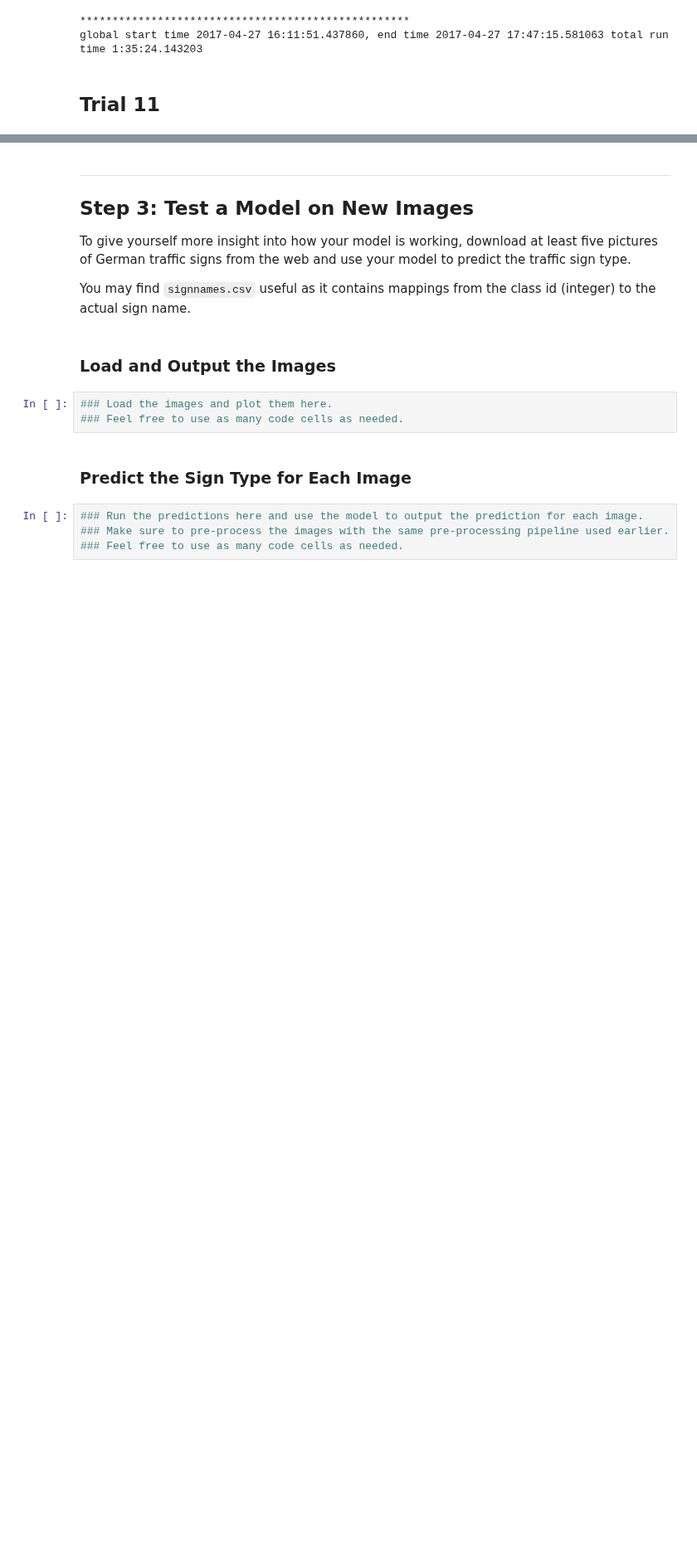
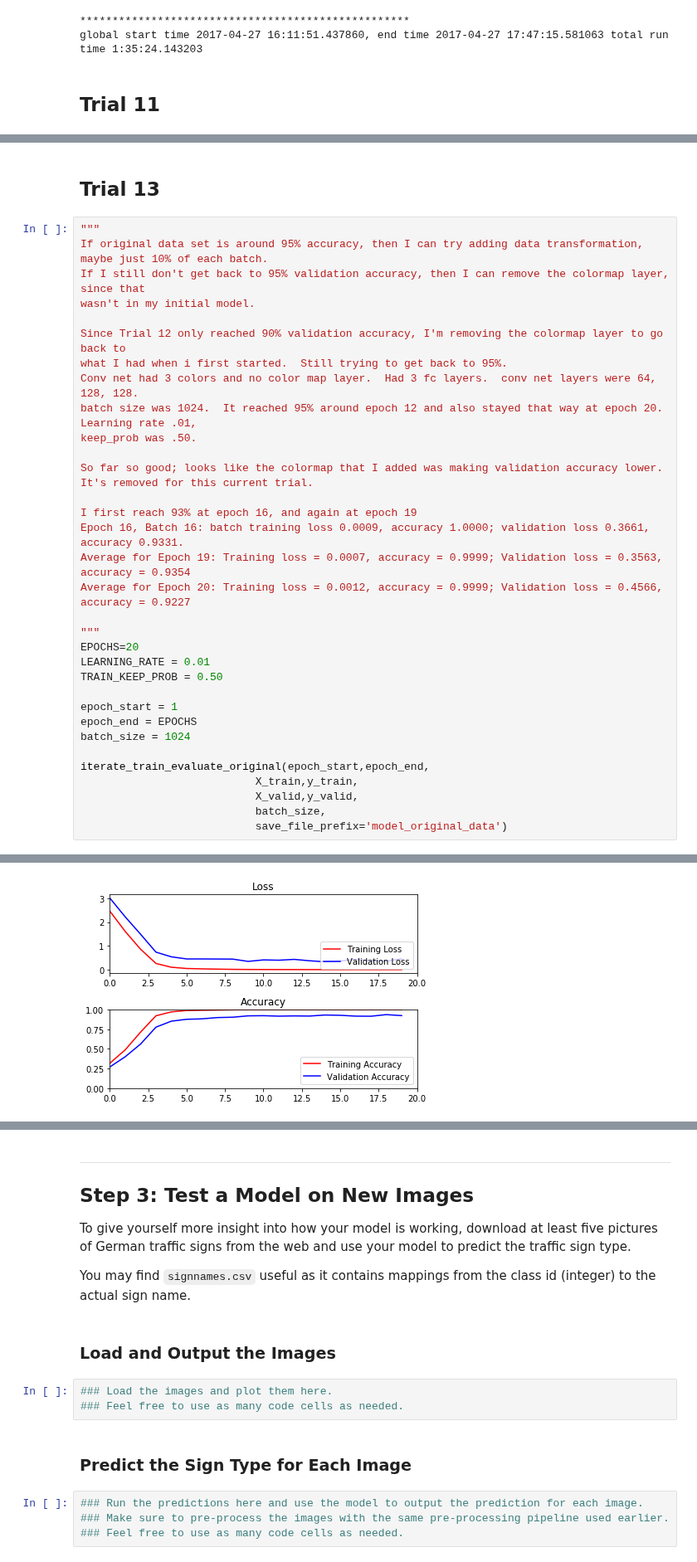
Before and after one commit to e7dud7e/carnd, a Jupyter notebook: TrafficSigns/Traffic_Sign_Classifier.ipynb, the cells around one changed output, grey strips where cells are left out. Shown at 83% size. Drawn from its saved outputs; the diff is of its cells as text; blank space fills up the shorter version.

```diff
--- a/TrafficSigns/Traffic_Sign_Classifier.ipynb
+++ b/TrafficSigns/Traffic_Sign_Classifier.ipynb
@@ -1537,0 +1607,37 @@ KeyboardInterrupt:
+# %% [markdown]
+## Trial 13
+# %%
+"""
+If original data set is around 95% accuracy, then I can try adding data transformation, maybe just 10% of each batch.
+If I still don't get back to 95% validation accuracy, then I can remove the colormap layer, since that
+wasn't in my initial model.
+
+Since Trial 12 only reached 90% validation accuracy, I'm removing the colormap layer to go back to
+what I had when i first started.  Still trying to get back to 95%.
+Conv net had 3 colors and no color map layer.  Had 3 fc layers.  conv net layers were 64, 128, 128.
+batch size was 1024.  It reached 95% around epoch 12 and also stayed that way at epoch 20.  Learning rate .01,
+keep_prob was .50.
+
+So far so good; looks like the colormap that I added was making validation accuracy lower.
+It's removed for this current trial.
+
+I first reach 93% at epoch 16, and again at epoch 19
+Epoch 16, Batch 16: batch training loss 0.0009, accuracy 1.0000; validation loss 0.3661, accuracy 0.9331.
+Average for Epoch 19: Training loss = 0.0007, accuracy = 0.9999; Validation loss = 0.3563, accuracy = 0.9354
+Average for Epoch 20: Training loss = 0.0012, accuracy = 0.9999; Validation loss = 0.4566, accuracy = 0.9227
+
+"""
+EPOCHS=20
+LEARNING_RATE = 0.01
+TRAIN_KEEP_PROB = 0.50
+
+epoch_start = 1
+epoch_end = EPOCHS
+batch_size = 1024
+
+iterate_train_evaluate_original(epoch_start,epoch_end,
+                           X_train,y_train,
+                           X_valid,y_valid,
+                           batch_size,
+                           save_file_prefix='model_original_data')
+# %% [output]
@@ -1537,0 +1661 @@ KeyboardInterrupt:
+[figure, added]
```
Also changed, not shown: parts of 17 cells of this notebook.
